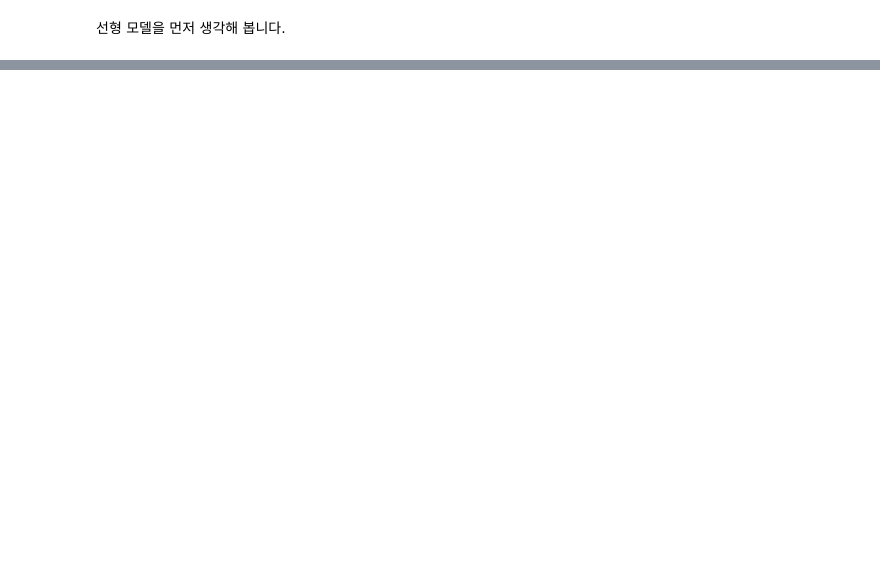
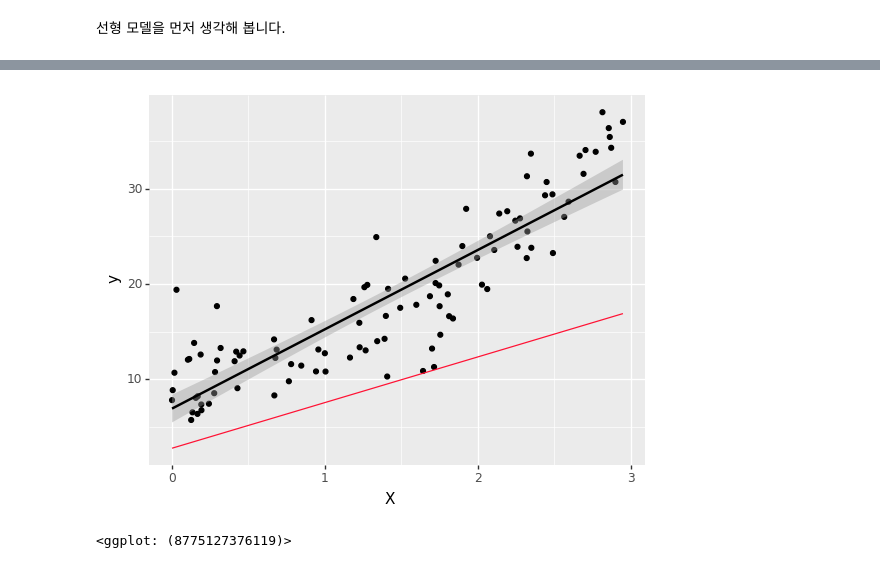
Before and after one commit to JunDamin/Notebooks, a Jupyter notebook: _notebooks/2022-08-30-jax로 regression을 구해봅시다.ipynb, the cells around one changed output, grey strips where cells are left out. Saved outputs shown, nothing was run; the diff lists cells and outputs as text; code cells hidden in the pictures; blank space fills up the shorter version.

```diff
--- a/_notebooks/2022-08-30-jax로 regression을 구해봅시다.ipynb
+++ b/_notebooks/2022-08-30-jax로 regression을 구해봅시다.ipynb
@@ -119,0 +118,5 @@ WARNING:matplotlib.animation:MovieWriter ffmpeg unavailable; using Pillow instea
+# %%
+plot(ws[10])
+# %% [output]
+[figure, added]
+<ggplot: (8775127376119)>
```
Also changed, not shown: parts of 10 cells of this notebook, 2 other files.
